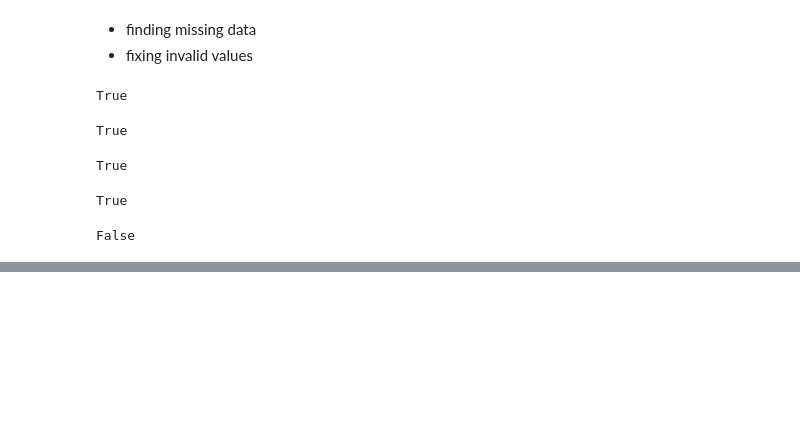
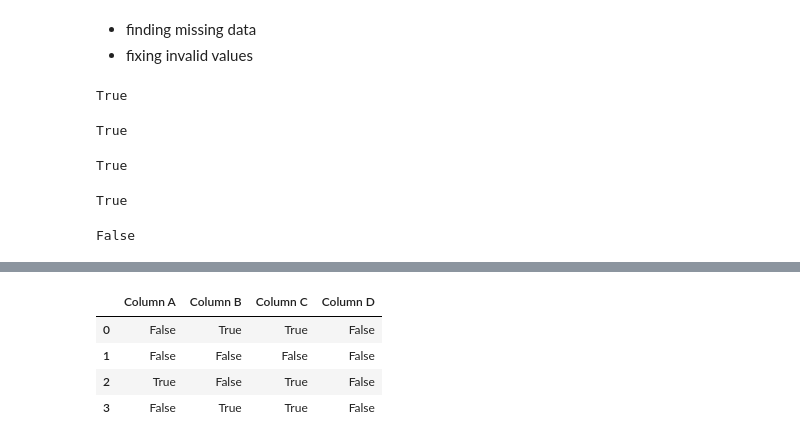
Before and after one commit to thinzarhninyu/DAP, a Jupyter notebook: notes/data-cleaning.ipynb, the cells around one changed output, grey strips where cells are left out. Drawn from its saved outputs; the diff is of its cells as text; code cells hidden in the pictures; blank space fills up the shorter version.

```diff
--- a/notes/data-cleaning.ipynb
+++ b/notes/data-cleaning.ipynb
@@ -26,0 +143,15 @@ False
+# %%
+df = pd.DataFrame({
+    'Column A': [1, 7, np.nan, 5],
+    'Column B': [np.nan, 2, 3, np.nan],
+    'Column C': [np.nan, 2, np.nan, np.nan],
+    'Column D': [5, 8, 34, 110]
+})
+# %%
+df.isnull()
+# %% [output]
+|  | Column A | Column B | Column C | Column D |
+| 0 | False | True | True | False |
+| 1 | False | False | False | False |
+| 2 | True | False | True | False |
+| 3 | False | True | True | False |
```
Also changed, not shown: parts of 67 cells of this notebook, 2 other files.
